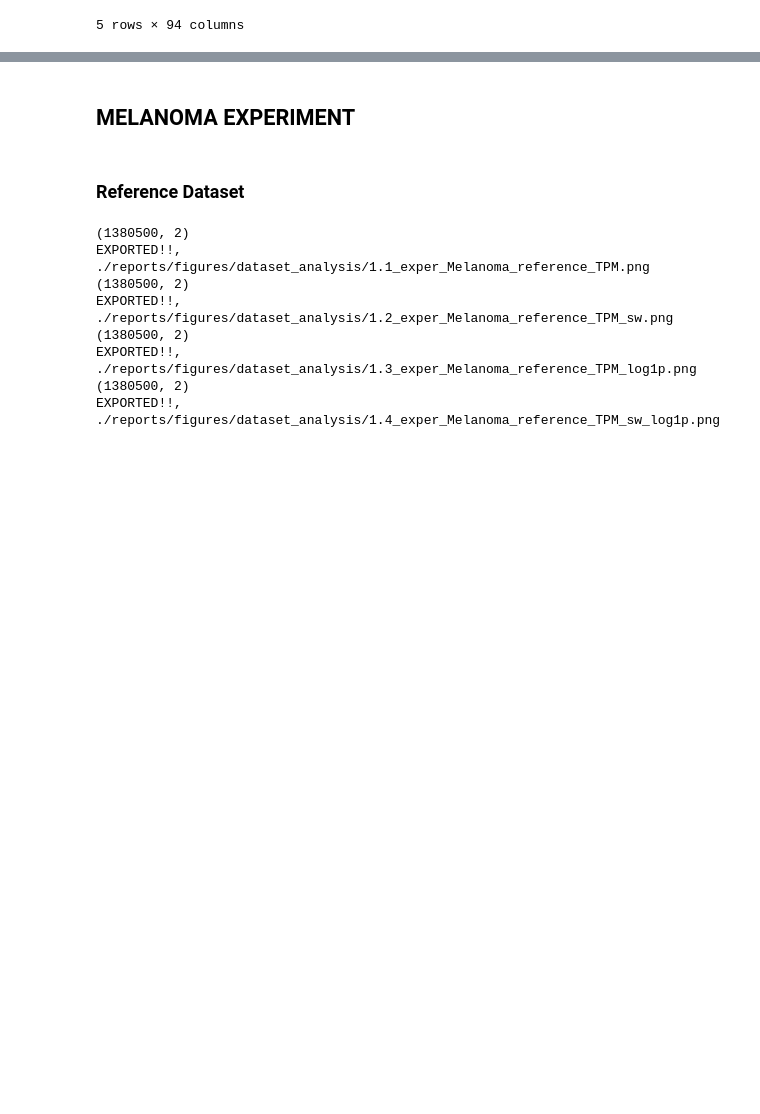
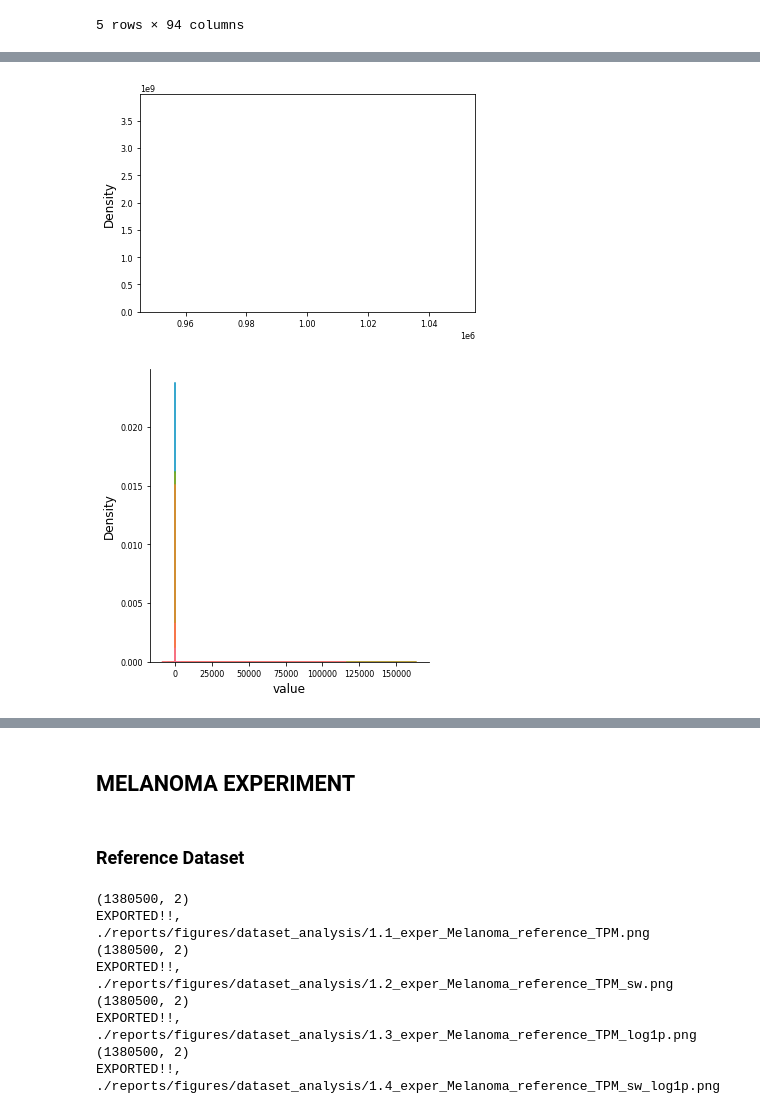
Before and after one commit to pelingundogdu/signalization_prior_knowledge_based_nn, a Jupyter notebook: notebooks/2.1-pg-analyze-raw-dataset.ipynb, the cells around one changed output, grey strips where cells are left out. Drawn from its saved outputs; the diff is of its cells as text; code cells hidden in the pictures; blank space fills up the shorter version.

```diff
--- a/notebooks/2.1-pg-analyze-raw-dataset.ipynb
+++ b/notebooks/2.1-pg-analyze-raw-dataset.ipynb
@@ -83,0 +155,8 @@ print(len(set(random_genes)))
+# %%
+df_sw = pd.concat([df_melanoma_reference.iloc[:, :-1].div(df_melanoma_reference.iloc[:, :-1].sum(axis=1), axis=0)*1e6
+                   , df_melanoma_reference.iloc[:, -1]], axis=1)
+# %%
+plot_expression_and_sum(df_sw)
+# %% [output]
+[figure, added]
+[figure, added]
```
Also changed, not shown: parts of 12 cells of this notebook, 3 other files.
